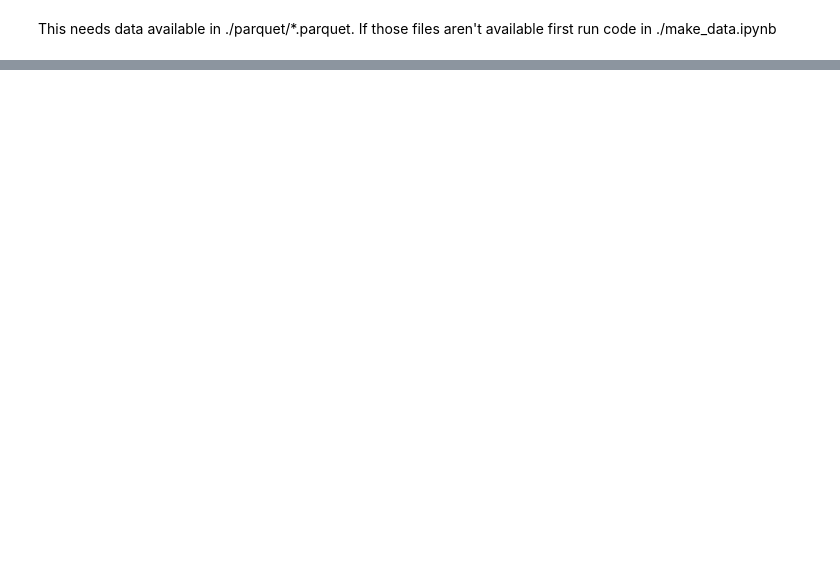
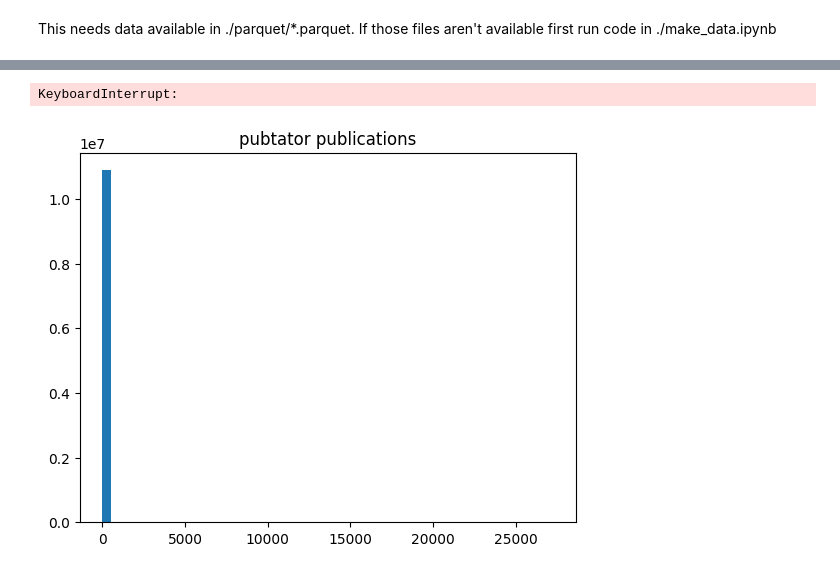
Before and after one commit to DnlRKorn/histogram_for_sept26_hackathon, a Jupyter notebook: make_hist_from_data.ipynb, the cells around one changed output, grey strips where cells are left out. Drawn from its saved outputs; the diff is of its cells as text; code cells hidden in the pictures; blank space fills up the shorter version.

```diff
--- a/make_hist_from_data.ipynb
+++ b/make_hist_from_data.ipynb
@@ -52,13 +52,29 @@ def getSeriesForDataset(dataset):
     arr = pq_file.read(columns=[prop_name])
     return arr.to_pandas()[prop_name]
 
+def getDFForDataset(dataset):
+    pq_path = os.path.join("histogram_for_sept26_hackathon","data","parquet",dataset+".parquet")
+    pq_file = pq.ParquetFile(pq_path)
+    prop_name = pq_file.schema[5].name
+    #print(pq_file.schema)
+    arr = pq_file.read(columns=["sub","pred","qual","obj",prop_name])
+    return arr.to_pandas()
+
+def handleCategorical(dataset):
+    s = getSeriesForDataset(dataset)
+    if(s.dtype=="object"):
+      return s.value_counts().reset_index()
+
 def handleInputAndData(dataset,bin_cnt:int,log_bins:bool,log_y:bool, outlier_method:str):
     chart_title = " ".join(dataset.split('-'))
 
     prop_vals = getSeriesForDataset(dataset)
     prop_vals = pruneOutliers(prop_vals,outlier_method)
     if(log_bins):
-        bins = np.logspace(np.log10(prop_vals.min()),np.log10(prop_vals.max()),bin_cnt)
+        if(prop_vals.min()==0):min_val=0
+        else:min_val = np.log10(prop_vals.min())
+        bins = np.logspace(min_val,np.log10(prop_vals.max()),bin_cnt)
+        print(bins)
     else: #No need to take the bins to log space, just let matplot handle the splitting
         bins = bin_cnt
     plotHistogram(prop_vals,bins,log_y,chart_title)
@@ -159,0 +291,58 @@ Warning: Total number of columns (21) exceeds max_columns (20) limiting to first
+# %%
+# @title User Input for Histogram Generation {single-column:true}
+# @markdown Forms support many types of fields.
+
+num_bins = 50 # @param {type: "number"}
+spqo0 = False # @param {type:"boolean"}
+spqo1 = False # @param {type:"boolean"}
+spqo2 = False # @param {type:"boolean"}
+spqo3 = False # @param {type:"boolean"}
+spqo4 = False # @param {type:"boolean"}
+spqo5 = False # @param {type:"boolean"}
+spqo6 = False # @param {type:"boolean"}
+spqo7 = False # @param {type:"boolean"}
+spqo8 = False # @param {type:"boolean"}
+spqo9 = False # @param {type:"boolean"}
+spqo10 = False # @param {type:"boolean"}
+spqo11 = False # @param {type:"boolean"}
+spqo12 = False # @param {type:"boolean"}
+spqo13 = False # @param {type:"boolean"}
+spqo14 = False # @param {type:"boolean"}
+spqo15 = False # @param {type:"boolean"}
+spqo16 = False # @param {type:"boolean"}
+spqo17 = False # @param {type:"boolean"}
+spqo18 = False # @param {type:"boolean"}
+spqo19 = False # @param {type:"boolean"}
+spqo20 = False # @param {type:"boolean"}
+spqo21 = False # @param {type:"boolean"}
+spqo22 = False # @param {type:"boolean"}
+spqo23 = False # @param {type:"boolean"}
+spqo24 = False # @param {type:"boolean"}
+spqo25 = False # @param {type:"boolean"}
+spqo26 = False # @param {type:"boolean"}
+spqo27 = False # @param {type:"boolean"}
+spqo28 = False # @param {type:"boolean"}
+spqo29 = False # @param {type:"boolean"}
+spqo30 = False # @param {type:"boolean"}
+spqo31 = False # @param {type:"boolean"}
+spqo32 = False # @param {type:"boolean"}
+spqo33 = False # @param {type:"boolean"}
+spqo34 = False # @param {type:"boolean"}
+spqo35 = False # @param {type:"boolean"}
+spqo36 = False # @param {type:"boolean"}
+spqo37 = False # @param {type:"boolean"}
+spqo38 = False # @param {type:"boolean"}
+spqo39 = False # @param {type:"boolean"}
+log_bin_size = False # @param {type:"boolean"}
+log_bin_height = False # @param {type:"boolean"}
+calculate_extra_spqo_stats = False # @param {type:"boolean"}
+prune_outlier_method = "Keep_Outliers" # @param ["Keep_Outliers","IQR","Z_Score_3stdevs","Z_Score_5stdevs"]
+dataset = "pubtator-publications"  # @param ['alliance-publications', 'bindingdb-publications', 'chembl-has_confidence_score', 'chembl-publications', 'cohd-has_confidence_score', 'ctd-adjusted_p_value', 'ctd-p_value', 'ctd-publications', 'dakp-number_of_cases', 'dakp-publications', 'dgidb-dgidb_evidence_score', 'dgidb-dgidb_interaction_score', 'dgidb-publications', 'diseases-diseases_confidence_score', 'drugcentral-publications', 'gene2phenotype-gene2phenotype_confidence_category', 'gene2phenotype-publications', 'go_cam-publications', 'goa-has_evidence_of_type', 'goa-publications', 'gtopdb-publications', 'hpoa-has_evidence_of_type', 'hpoa-publications', 'intact-publications', 'pubtator-publications', 'semmeddb-publications', 'signor-has_confidence_score', 'signor-publications', 'tmkp-evidence_count', 'tmkp-publications']
+# @markdown ---
+
+#print(dataset)
+pq_path = os.path.join("histogram_for_sept26_hackathon","data","parquet",dataset+".parquet")
+handleInputAndData(dataset,num_bins,log_bin_size,log_bin_height,prune_outlier_method)
+getPresentAbsentCnts(dataset,calculate_extra_spqo_stats)
+#handleCategorical(dataset)
+# %% [output]
@@ -159,0 +354,2 @@ Warning: Total number of columns (21) exceeds max_columns (20) limiting to first
+KeyboardInterrupt:
+[figure, added]
```
Also changed, not shown: parts of 13 cells of this notebook.
